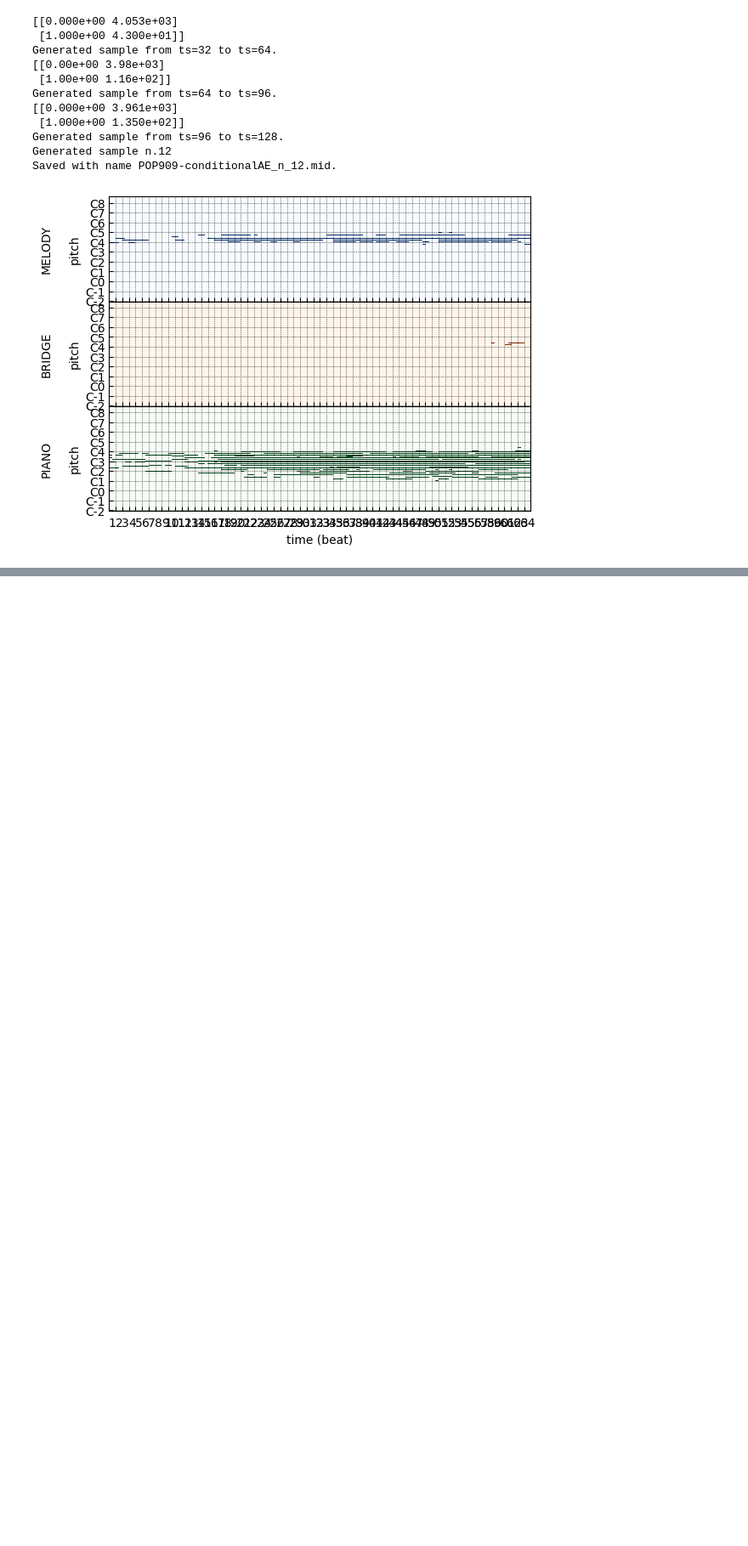
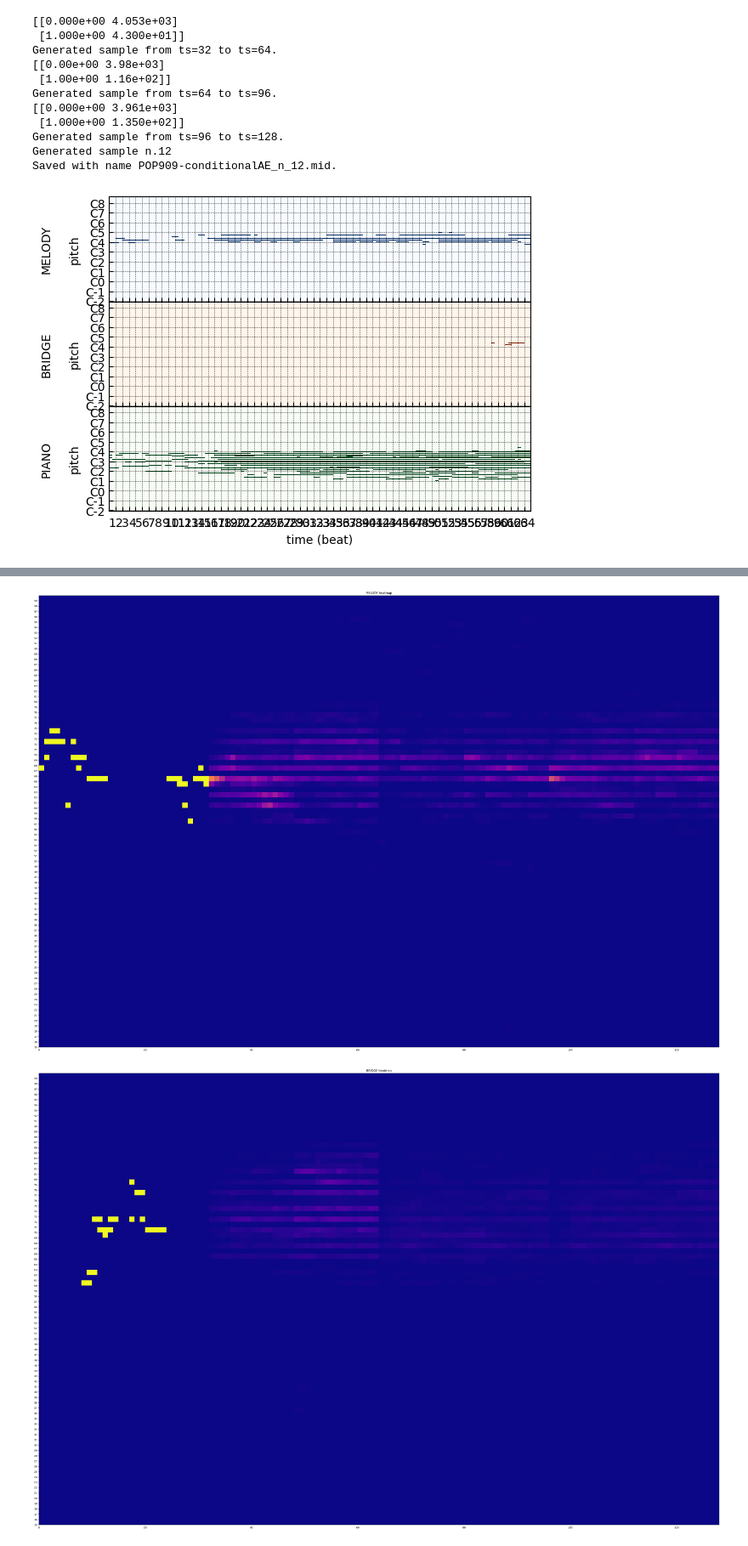
Before and after one commit to STarrio/generative-music, a Jupyter notebook: MAEGeneration.ipynb, the cells around one changed output, grey strips where cells are left out. Shown at 85% size. Drawn from its saved outputs; the diff is of its cells as text; code cells hidden in the pictures; blank space fills up the shorter version.

```diff
--- a/MAEGeneration.ipynb
+++ b/MAEGeneration.ipynb
@@ -850,0 +883,5 @@ AttributeError: ignored
+# %%
+sampler.plot_probs_heatmaps()
+# %% [output]
+[figure, added]
+[figure, added]
```
Also changed, not shown: parts of 11 cells of this notebook, 1 other file.
